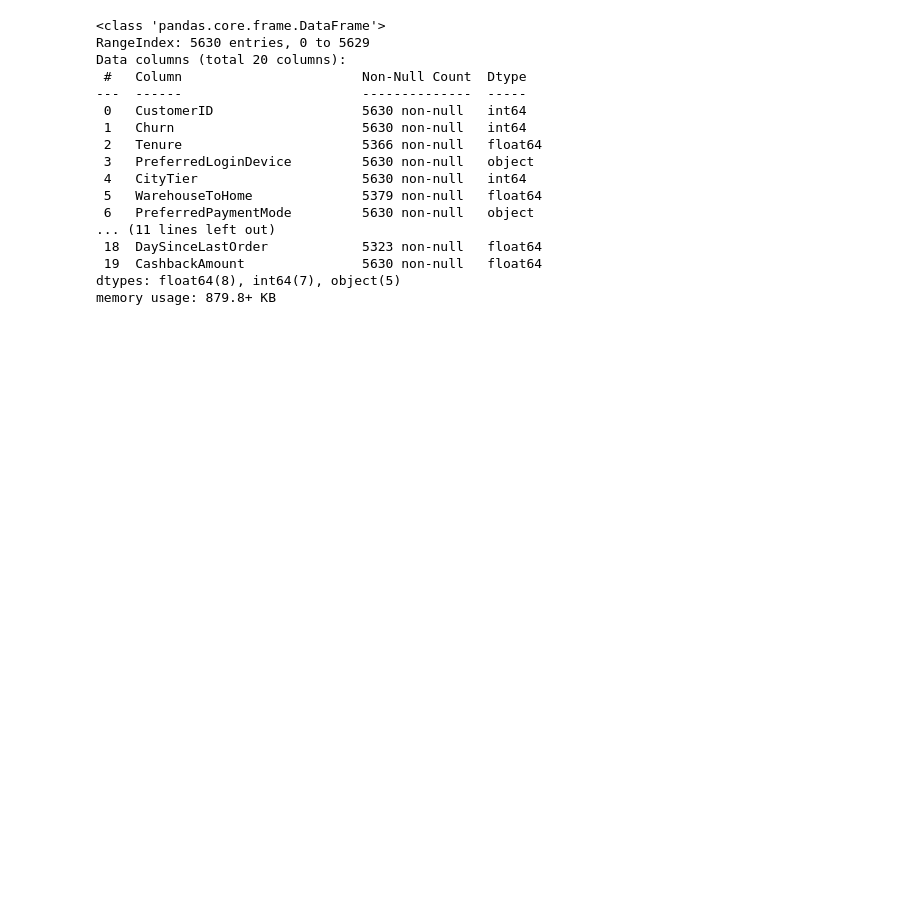
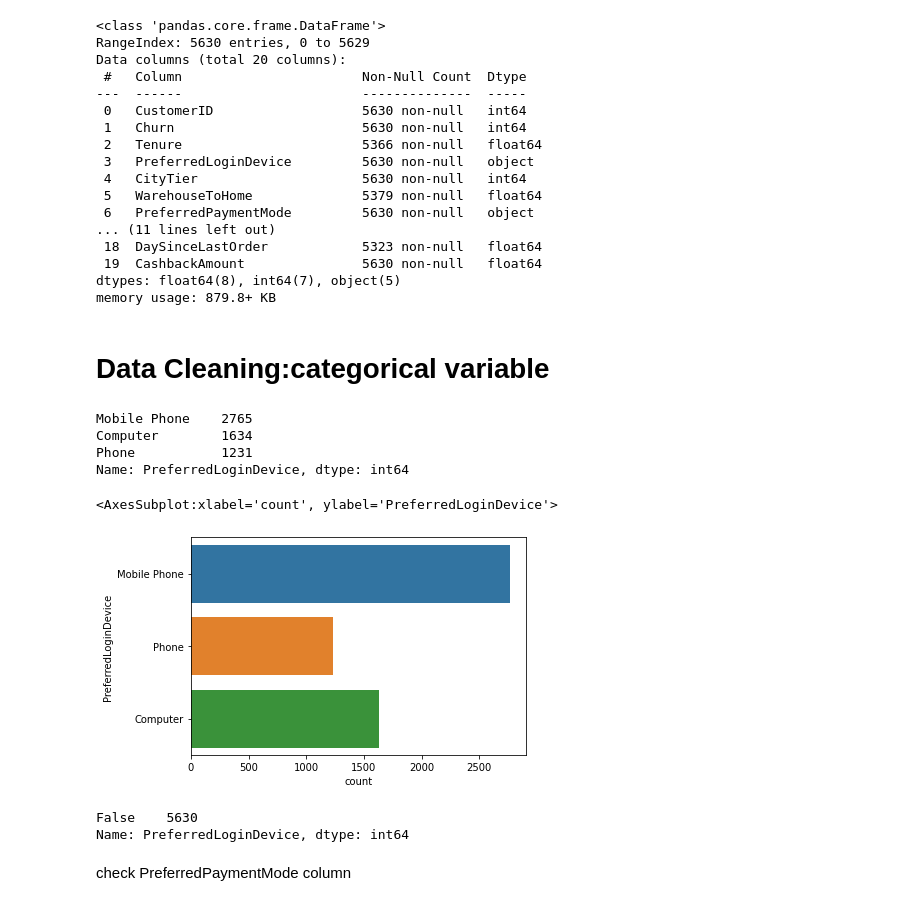
Before and after one commit to tariqzia5/ML_Credit-Card-Customers-Churn-Prediction, a Jupyter notebook: Ecom_Project.ipynb, the cells around one changed output. Drawn from its saved outputs; the diff is of its cells as text; code cells hidden in the pictures; blank space fills up the shorter version.

```diff
--- a/Ecom_Project.ipynb
+++ b/Ecom_Project.ipynb
@@ -192,3 +194,5 @@ Data columns (total 20 columns):
  19  CashbackAmount               5630 non-null   float64
 dtypes: float64(8), int64(7), object(5)
 memory usage: 879.8+ KB
+# %% [markdown]
+# **Data Cleaning:categorical variable**
@@ -194,0 +203,19 @@ memory usage: 879.8+ KB
+# %%
+print(Ecom_data['PreferredLoginDevice'].value_counts())
+# %% [output]
+Mobile Phone    2765
+Computer        1634
+Phone           1231
+Name: PreferredLoginDevice, dtype: int64
+# %%
+sns.countplot(y="PreferredLoginDevice",  data=Ecom_data)
+# %% [output]
+<AxesSubplot:xlabel='count', ylabel='PreferredLoginDevice'>
+[figure, added]
+# %%
+Ecom_data['PreferredLoginDevice'].isnull().value_counts()
+# %% [output]
+False    5630
+Name: PreferredLoginDevice, dtype: int64
+# %% [markdown]
+check PreferredPaymentMode column
```
Also changed, not shown: parts of 43 cells of this notebook.
